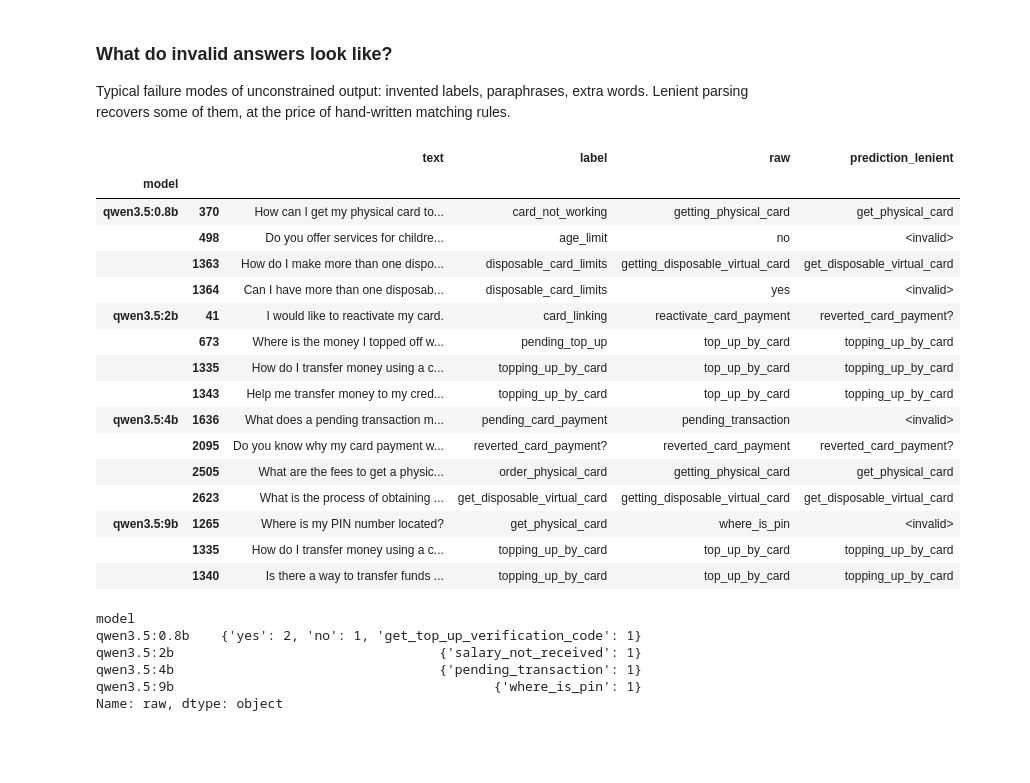
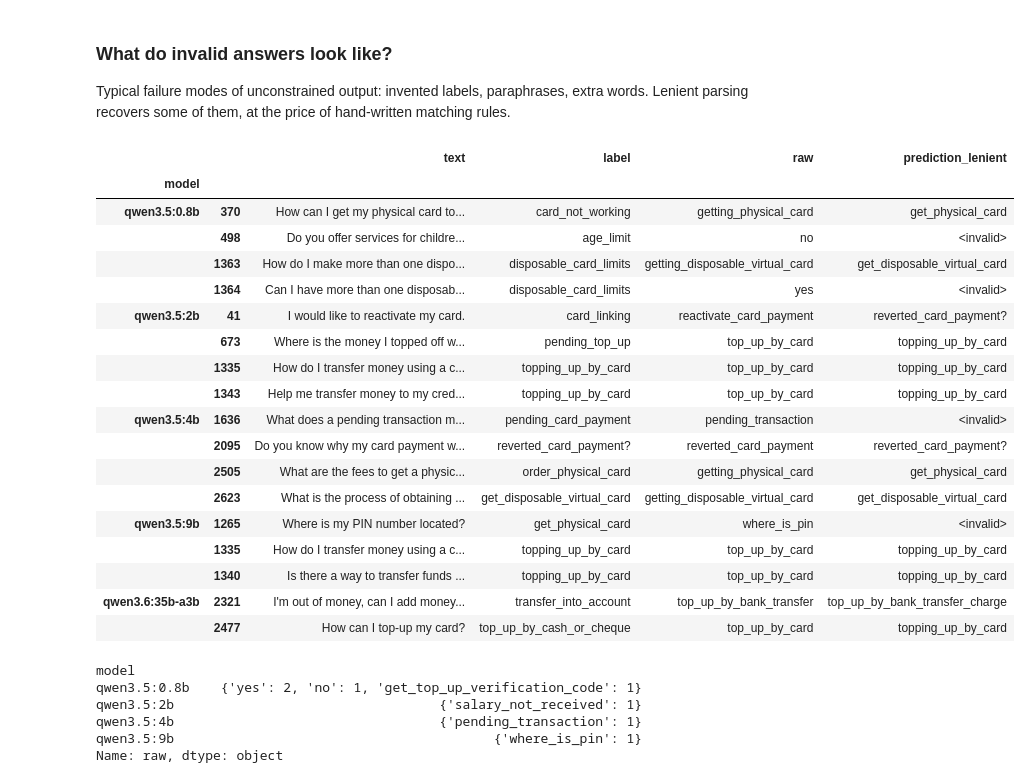
Before and after one commit to Erechtheus/small-language-models, a Jupyter notebook: notebooks/02_banking77_output_control_and_reasoning.ipynb, the cells around one changed output. Saved outputs shown, nothing was run; the diff lists cells and outputs as text; code cells hidden in the pictures; blank space fills up the shorter version.

```diff
--- a/notebooks/02_banking77_output_control_and_reasoning.ipynb
+++ b/notebooks/02_banking77_output_control_and_reasoning.ipynb
@@ -50,7 +49,8 @@ Three levels of output control, with the same prompt except for the last line:
 Free answers are scored twice: **strict** (the answer must be exactly a label) and **lenient**
 (case, quotes, spaces vs. underscores, small typos and labels embedded in a sentence are forgiven).
 # %%
-for mode in OUTPUT_MODES:
+MODES = ["structured", "free"]
+for mode in MODES:
     print(f"{mode:>10}: {ANSWER_FORMATS[mode]}")
 # %% [output]
 structured: Answer with a JSON object of the form {"label": "<intent>"}.
@@ -58,11 +57,12 @@ structured: Answer with a JSON object of the form {"label": "<intent>"}.
       free: Answer with the name of the intent only, exactly as written in the list above.
 # %%
 MODELS = ["qwen3.5:0.8b", "qwen3.5:2b", "qwen3.5:4b", "qwen3.5:9b"]
+PART1_MODELS = MODELS + ["qwen3.6:35b-a3b"]  # plus the large mixture-of-experts model (3B active parameters)
 subset = stratified_subset(dataset.test, per_class=10)  # 770 queries
 
 outputs, rows = {}, []
-for mode in OUTPUT_MODES:
-    for model in MODELS:
+for mode in MODES:
+    for model in PART1_MODELS:
         outputs[mode, model] = res = run(model, mode, data=subset)
         rows.append({"mode": mode, "model": model, "params_b": params_in_billions(model), **score(res)})
 modes = pd.DataFrame(rows)
@@ -100,27 +101,29 @@ fig.tight_layout()
 Typical failure modes of unconstrained output: invented labels, paraphrases, extra words.
 Lenient parsing recovers some of them, at the price of hand-written matching rules.
 # %%
-res = pd.concat({model: outputs["free", model] for model in MODELS}, names=["model"])
+res = pd.concat({model: outputs["free", model] for model in PART1_MODELS}, names=["model"])
 invalid = res[res["prediction"] == INVALID]
 invalid[["text", "label", "raw", "prediction_lenient"]].groupby(level="model").head(4)
 # %% [output]
 |  |  | text | label | raw | prediction_lenient |
 | model |  |  |  |  |  |
 | qwen3.5:0.8b | 370 | How can I get my physical card to... | card_not_working | getting_physical_card | get_physical_card |
 |  | 498 | Do you offer services for childre... | age_limit | no | <invalid> |
 |  | 1363 | How do I make more than one dispo... | disposable_card_limits | getting_disposable_virtual_card | get_disposable_virtual_card |
 |  | 1364 | Can I have more than one disposab... | disposable_card_limits | yes | <invalid> |
 | qwen3.5:2b | 41 | I would like to reactivate my card. | card_linking | reactivate_card_payment | reverted_card_payment? |
 |  | 673 | Where is the money I topped off w... | pending_top_up | top_up_by_card | topping_up_by_card |
 |  | 1335 | How do I transfer money using a c... | topping_up_by_card | top_up_by_card | topping_up_by_card |
 |  | 1343 | Help me transfer money to my cred... | topping_up_by_card | top_up_by_card | topping_up_by_card |
 | qwen3.5:4b | 1636 | What does a pending transaction m... | pending_card_payment | pending_transaction | <invalid> |
 |  | 2095 | Do you know why my card payment w... | reverted_card_payment? | reverted_card_payment | reverted_card_payment? |
 |  | 2505 | What are the fees to get a physic... | order_physical_card | getting_physical_card | get_physical_card |
 |  | 2623 | What is the process of obtaining ... | get_disposable_virtual_card | getting_disposable_virtual_card | get_disposable_virtual_card |
 | qwen3.5:9b | 1265 | Where is my PIN number located? | get_physical_card | where_is_pin | <invalid> |
 |  | 1335 | How do I transfer money using a c... | topping_up_by_card | top_up_by_card | topping_up_by_card |
 |  | 1340 | Is there a way to transfer funds ... | topping_up_by_card | top_up_by_card | topping_up_by_card |
+| qwen3.6:35b-a3b | 2321 | I'm out of money, can I add money... | transfer_into_account | top_up_by_bank_transfer | top_up_by_bank_transfer_charge |
+|  | 2477 | How can I top-up my card? | top_up_by_cash_or_cheque | top_up_by_card | topping_up_by_card |
 # %%
 # Invented labels: answers that are not a label even after lenient matching
 invented = invalid[invalid["prediction_lenient"] == INVALID]
```
Also changed, not shown: parts of 10 cells of this notebook, 6 other files.
